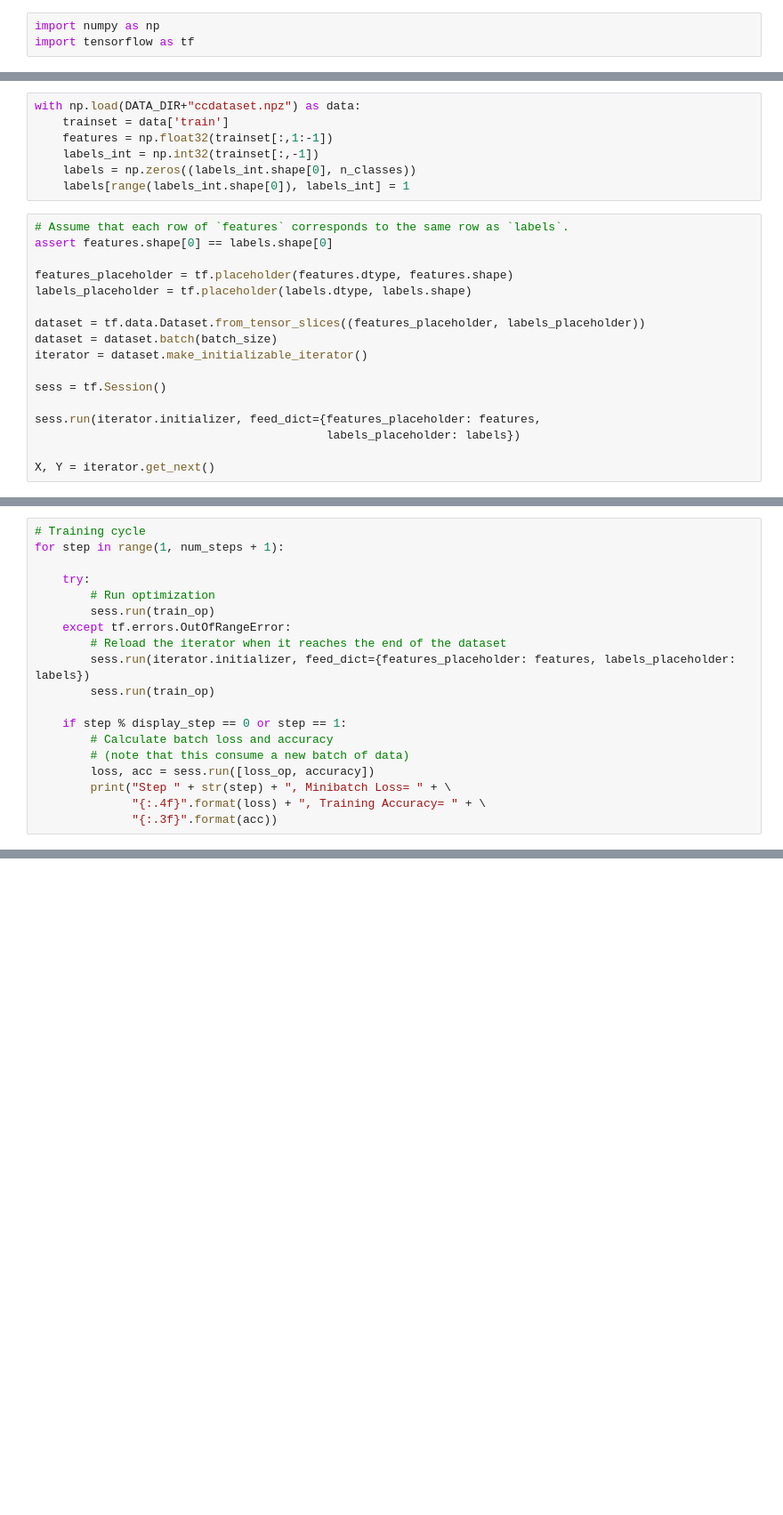
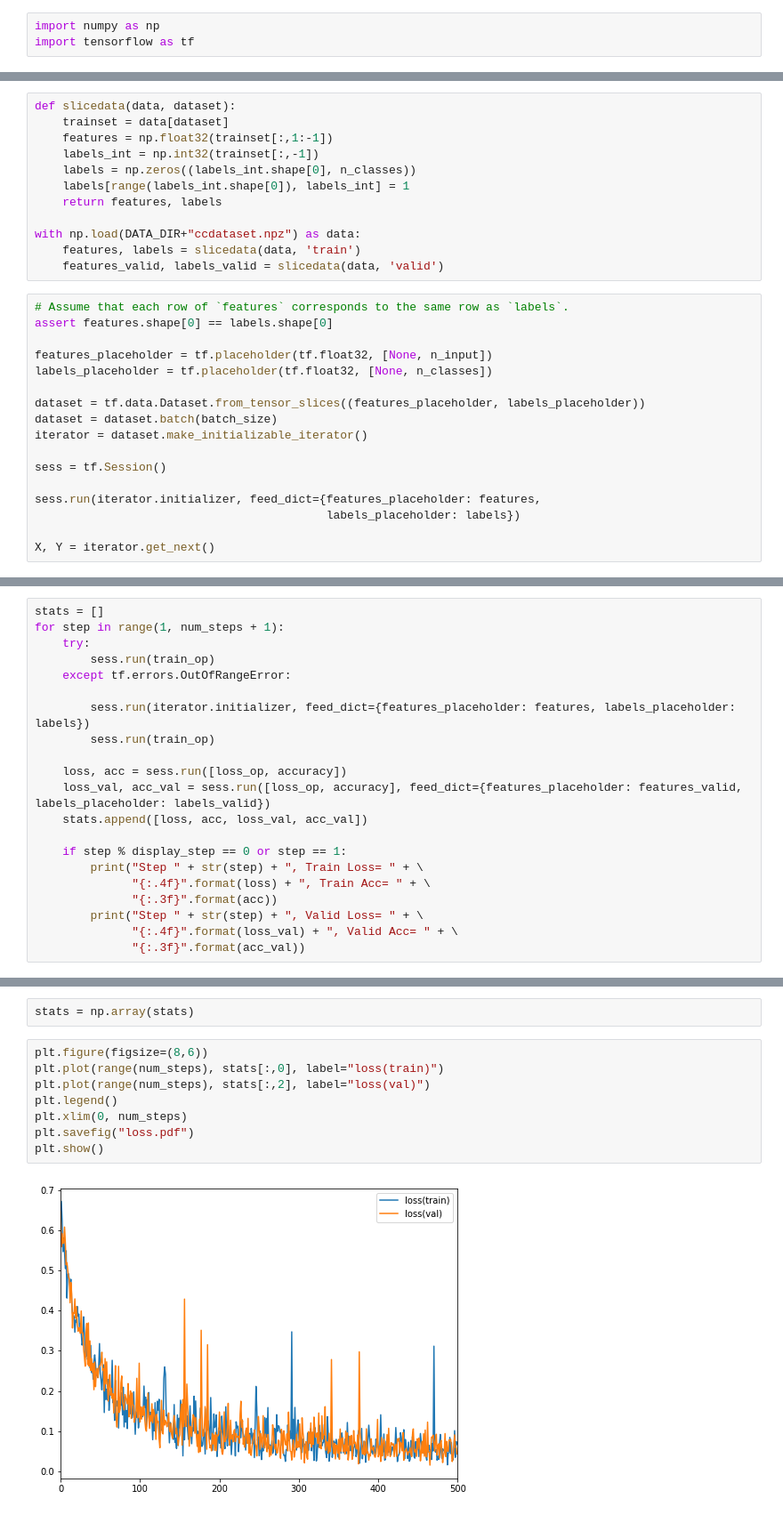
Before and after one commit to mgxnzhu/mlpproject, a Jupyter notebook: notebooks/Neural_Network.ipynb, the cells around one changed output, grey strips where cells are left out. Shown: that part at 89% size. Drawn from its saved outputs; the diff is of its cells as text; blank space fills up the shorter version.

Commit message:
valid set

```diff
--- a/notebooks/Neural_Network.ipynb
+++ b/notebooks/Neural_Network.ipynb
@@ -13,16 +13,21 @@ display_step = 100
 # %%
-with np.load(DATA_DIR+"ccdataset.npz") as data:
-    trainset = data['train']
+def slicedata(data, dataset):
+    trainset = data[dataset]
     features = np.float32(trainset[:,1:-1])
     labels_int = np.int32(trainset[:,-1])
     labels = np.zeros((labels_int.shape[0], n_classes))
     labels[range(labels_int.shape[0]), labels_int] = 1
+    return features, labels
+
+with np.load(DATA_DIR+"ccdataset.npz") as data:
+    features, labels = slicedata(data, 'train')
+    features_valid, labels_valid = slicedata(data, 'valid')
 # %%
 # Assume that each row of `features` corresponds to the same row as `labels`.
 assert features.shape[0] == labels.shape[0]
 
-features_placeholder = tf.placeholder(features.dtype, features.shape)
-labels_placeholder = tf.placeholder(labels.dtype, labels.shape)
+features_placeholder = tf.placeholder(tf.float32, [None, n_input])
+labels_placeholder = tf.placeholder(tf.float32, [None, n_classes])
 
 dataset = tf.data.Dataset.from_tensor_slices((features_placeholder, labels_placeholder))
 dataset = dataset.batch(batch_size)
@@ -65,21 +65,23 @@ init = tf.global_variables_initializer()
 sess.run(init)
 # %%
-# Training cycle
+stats = []
 for step in range(1, num_steps + 1):
-
     try:
-        # Run optimization
         sess.run(train_op)
     except tf.errors.OutOfRangeError:
-        # Reload the iterator when it reaches the end of the dataset
+
         sess.run(iterator.initializer, feed_dict={features_placeholder: features, labels_placeholder: labels})
         sess.run(train_op)
 
+    loss, acc = sess.run([loss_op, accuracy])
+    loss_val, acc_val = sess.run([loss_op, accuracy], feed_dict={features_placeholder: features_valid, labels_placeholder: labels_valid})
+    stats.append([loss, acc, loss_val, acc_val])
+
     if step % display_step == 0 or step == 1:
-        # Calculate batch loss and accuracy
-        # (note that this consume a new batch of data)
-        loss, acc = sess.run([loss_op, accuracy])
-        print("Step " + str(step) + ", Minibatch Loss= " + \
-              "{:.4f}".format(loss) + ", Training Accuracy= " + \
+        print("Step " + str(step) + ", Train Loss= " + \
+              "{:.4f}".format(loss) + ", Train Acc= " + \
               "{:.3f}".format(acc))
+        print("Step " + str(step) + ", Valid Loss= " + \
+              "{:.4f}".format(loss_val) + ", Valid Acc= " + \
+              "{:.3f}".format(acc_val))
 # %% [output]
@@ -102,0 +108,12 @@ Step 2000, Minibatch Loss= 0.0059, Training Accuracy= 1.000
+# %%
+stats = np.array(stats)
+# %%
+plt.figure(figsize=(8,6))
+plt.plot(range(num_steps), stats[:,0], label="loss(train)")
+plt.plot(range(num_steps), stats[:,2], label="loss(val)")
+plt.legend()
+plt.xlim(0, num_steps)
+plt.savefig("loss.pdf")
+plt.show()
+# %% [output]
+[figure, added]
```
Also changed, not shown: parts of 6 cells of this notebook.
